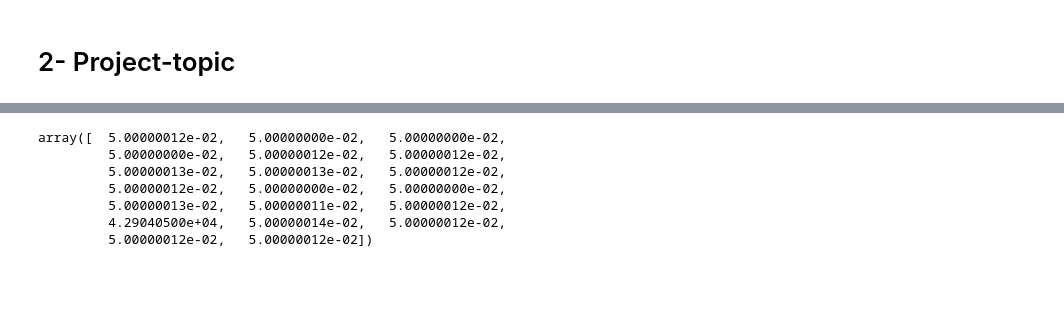
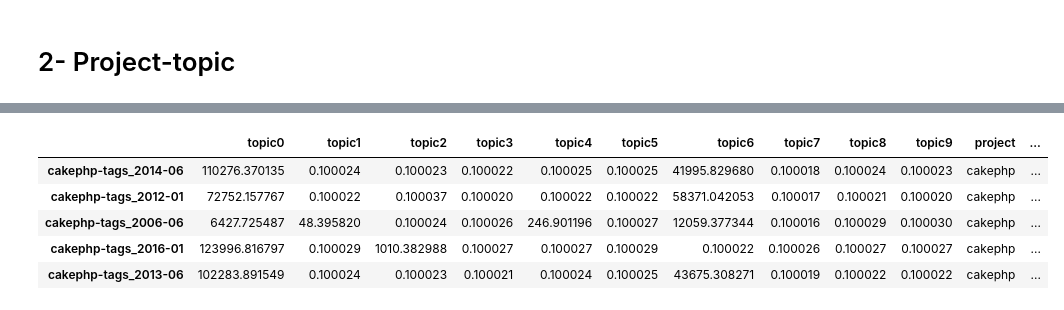
Before and after one commit to hosamshahin/Spring2016_SE_Project, a Jupyter notebook: Main_SE_Project.ipynb, the cells around one changed output, grey strips where cells are left out. Drawn from its saved outputs; the diff is of its cells as text; code cells hidden in the pictures; blank space fills up the shorter version.

```diff
--- a/Main_SE_Project.ipynb
+++ b/Main_SE_Project.ipynb
@@ -499,11 +538,16 @@ projects_topics = lda.transform(tf)
-# %%
-# get_top_words(projects_topics, tf_feature_names, 20)
-projects_topics[0]
-# %% [output]
-array([  5.00000012e-02,   5.00000000e-02,   5.00000000e-02,
-         5.00000000e-02,   5.00000012e-02,   5.00000012e-02,
-         5.00000013e-02,   5.00000013e-02,   5.00000012e-02,
-         5.00000012e-02,   5.00000000e-02,   5.00000000e-02,
-         5.00000013e-02,   5.00000011e-02,   5.00000012e-02,
-         4.29040500e+04,   5.00000014e-02,   5.00000012e-02,
-         5.00000012e-02,   5.00000012e-02])
+# %%
+df = pd.DataFrame(projects_topics, columns=['topic'+str(i) for i in range(10)])
+df['project'] = project_names
+df['project'] = df['project'].apply(lambda x: x.split('_')[0].split('-')[0])
+df['date'] = project_names
+df['date'] = df['date'].apply(lambda x: x.split('_')[1])
+df.index = project_names
+df.to_csv('project-topic_7_1.csv')
+df.head()
+# %% [output]
+|  | topic0 | topic1 | topic2 | topic3 | topic4 | topic5 | topic6 | topic7 | topic8 | topic9 | project | ... |
+| cakephp-tags_2014-06 | 110276.370135 | 0.100024 | 0.100023 | 0.100022 | 0.100025 | 0.100025 | 41995.829680 | 0.100018 | 0.100024 | 0.100023 | cakephp | ... |
+| cakephp-tags_2012-01 | 72752.157767 | 0.100022 | 0.100037 | 0.100020 | 0.100022 | 0.100022 | 58371.042053 | 0.100017 | 0.100021 | 0.100020 | cakephp | ... |
+| cakephp-tags_2006-06 | 6427.725487 | 48.395820 | 0.100024 | 0.100026 | 246.901196 | 0.100027 | 12059.377344 | 0.100016 | 0.100029 | 0.100030 | cakephp | ... |
+| cakephp-tags_2016-01 | 123996.816797 | 0.100029 | 1010.382988 | 0.100027 | 0.100027 | 0.100029 | 0.100022 | 0.100026 | 0.100027 | 0.100027 | cakephp | ... |
+| cakephp-tags_2013-06 | 102283.891549 | 0.100024 | 0.100023 | 0.100021 | 0.100024 | 0.100025 | 43675.308271 | 0.100019 | 0.100022 | 0.100022 | cakephp | ... |
```
Also changed, not shown: parts of 9 cells of this notebook.
